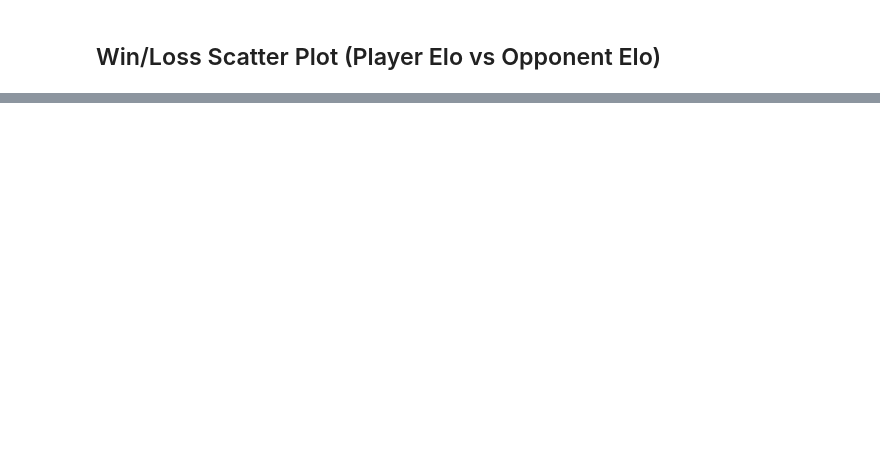
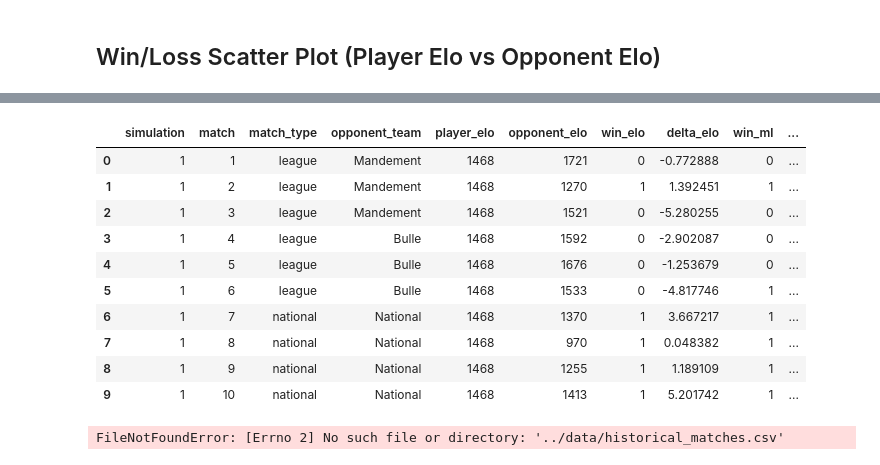
Before and after one commit to braden1702/Data_Science_Project, a Jupyter notebook: notebooks/examine_results.ipynb, the cells around one changed output, grey strips where cells are left out. Cells and saved outputs as stored; diff of their text form; code cells hidden in the pictures; blank space fills up the shorter version.

```diff
--- a/notebooks/examine_results.ipynb
+++ b/notebooks/examine_results.ipynb
@@ -185,0 +194,14 @@ plt.show()
+# %%
+historical_df.head(10)
+# %% [output]
+|  | simulation | match | match_type | opponent_team | player_elo | opponent_elo | win_elo | delta_elo | win_ml | ... |
+| 0 | 1 | 1 | league | Mandement | 1468 | 1721 | 0 | -0.772888 | 0 | ... |
+| 1 | 1 | 2 | league | Mandement | 1468 | 1270 | 1 | 1.392451 | 1 | ... |
+| 2 | 1 | 3 | league | Mandement | 1468 | 1521 | 0 | -5.280255 | 0 | ... |
+| 3 | 1 | 4 | league | Bulle | 1468 | 1592 | 0 | -2.902087 | 0 | ... |
+| 4 | 1 | 5 | league | Bulle | 1468 | 1676 | 0 | -1.253679 | 0 | ... |
+| 5 | 1 | 6 | league | Bulle | 1468 | 1533 | 0 | -4.817746 | 1 | ... |
+| 6 | 1 | 7 | national | National | 1468 | 1370 | 1 | 3.667217 | 1 | ... |
+| 7 | 1 | 8 | national | National | 1468 | 970 | 1 | 0.048382 | 1 | ... |
+| 8 | 1 | 9 | national | National | 1468 | 1255 | 1 | 1.189109 | 1 | ... |
+| 9 | 1 | 10 | national | National | 1468 | 1413 | 1 | 5.201742 | 1 | ... |
@@ -185,0 +231,5 @@ plt.show()
+# %%
+historical_df = pd.read_csv('../data/historical_matches.csv')
+historical_df.head(10)
+# %% [output]
+FileNotFoundError: [Errno 2] No such file or directory: '../data/historical_matches.csv'
```
Also changed, not shown: parts of 9 cells of this notebook, 4 other files.
